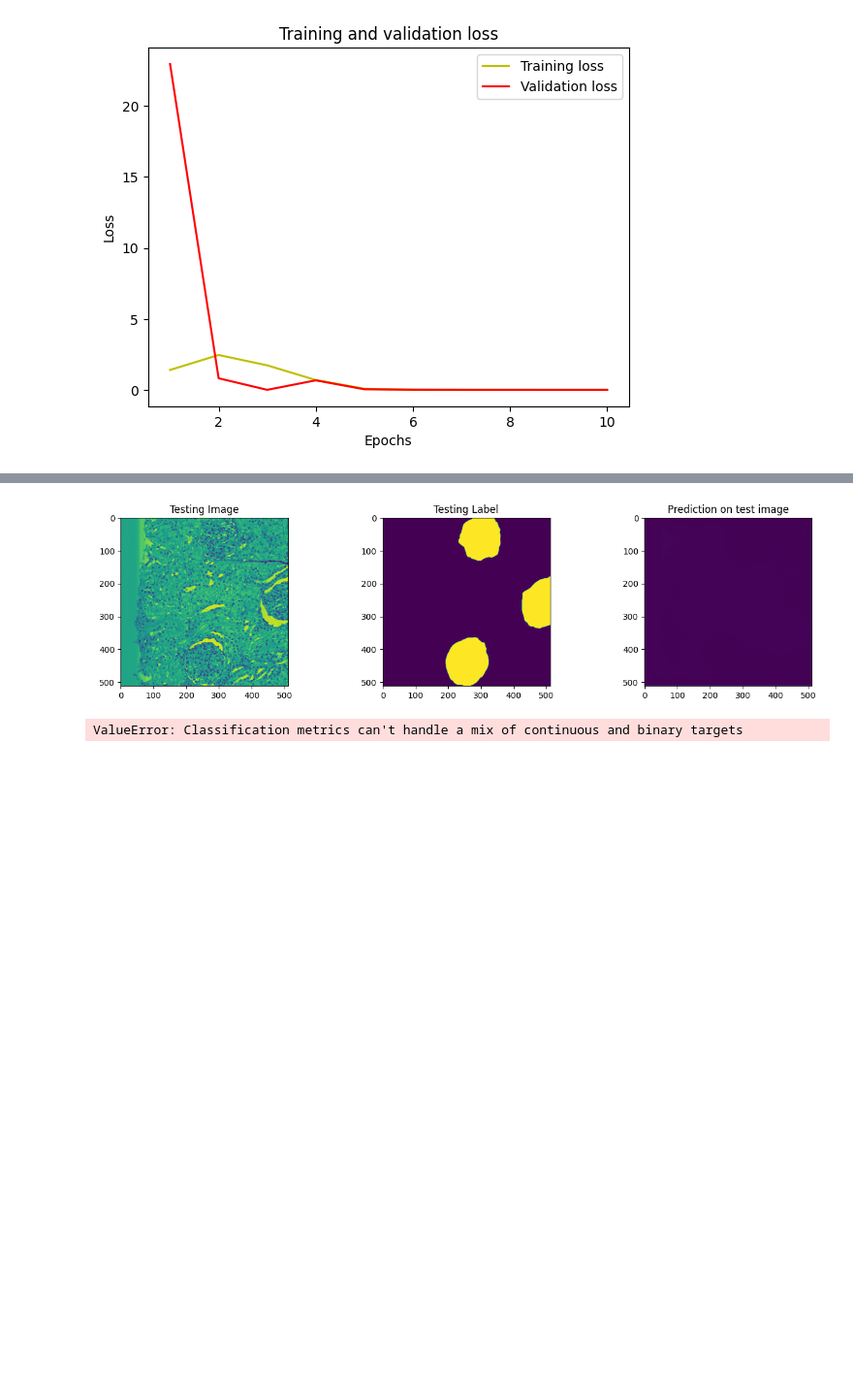
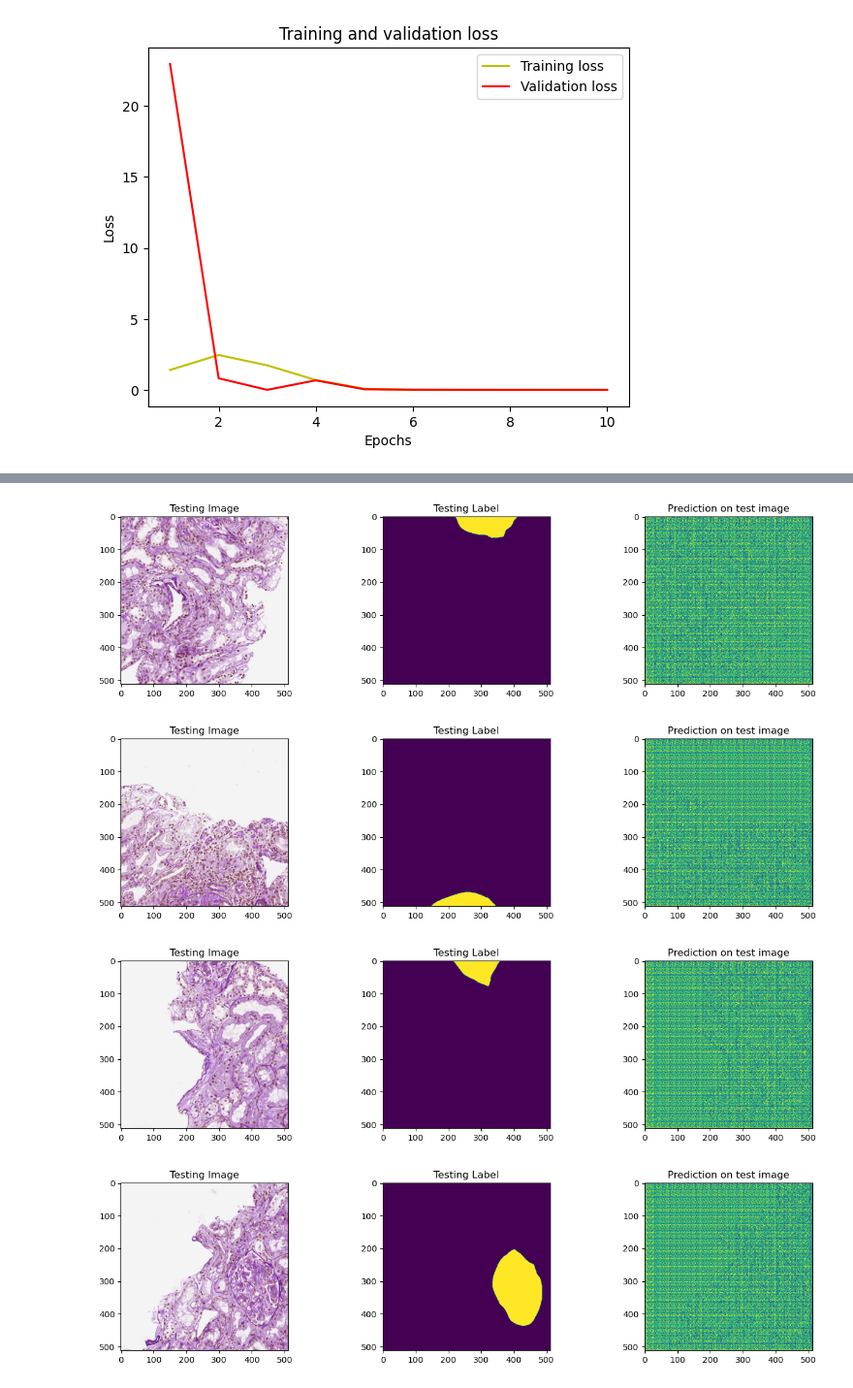
Before and after one commit to yashc1607/Glomeruli-Detection, a Jupyter notebook: modifiedUnetRGB.ipynb, the cells around one changed output, grey strips where cells are left out. Shown at 97% size. Cells and saved outputs as stored; diff of their text form; code cells hidden in the pictures; blank space fills up the shorter version.

Commit message:
prediction output code correction

```diff
--- a/modifiedUnetRGB.ipynb
+++ b/modifiedUnetRGB.ipynb
@@ -332,3 +339,3 @@ test_img_input=np.expand_dims(test_img_norm, 0)
 # %%
-prediction = (model.predict(test_img_input)[0,:,:,0])#.astype(np.uint8)
+prediction = model.predict(X_test)
 # %% [output]
@@ -336,38 +343,20 @@ prediction = (model.predict(test_img_input)[0,:,:,0])#.astype(np.uint8)
-# %%
-
-
-#test_img_other = cv2.imread('1bc.jpge',0)
-#test_img_other = cv2.imread('data/test_images/img8.tif', 0)
-#test_img_other_norm = np.expand_dims(normalize(np.array(test_img_other), axis=1),2)
-#test_img_other_norm=test_img_other_norm[:,:,0][:,:,None]
-#test_img_other_input=np.expand_dims(test_img_other_norm, 0)
-
-#prediction_other = (model.predict(test_img_other_input)[0,:,:,0] > 0.2).astype(np.uint8)
-
-plt.figure(figsize=(16, 8))
-plt.subplot(231)
-plt.title('Testing Image')
-plt.imshow(test_img[:,:,0])
-plt.subplot(232)
-plt.title('Testing Label')
-plt.imshow(ground_truth[:,:,0])
-plt.subplot(233)
-plt.title('Prediction on test image')
-plt.imshow(prediction)
-"""plt.subplot(234)
-plt.title('External Image')
-plt.imshow(test_img_other, cmap='gray')
-plt.subplot(235)
-plt.title('Prediction of external Image')
-plt.imshow(prediction_other, cmap='gray')"""
-plt.show()
-# %% [output]
-[figure, removed]
-# %%
-from sklearn.metrics import precision_recall_fscore_support
-precision, recall, f1, _ = precision_recall_fscore_support(ground_truth.flatten(), binary_predictions.flatten(), average='binary')
-# %% [output]
-ValueError: Classification metrics can't handle a mix of continuous and binary targets
+# %%
+for i in range(len(X_test)):
+    plt.figure(figsize=(16, 8))
+    plt.subplot(231)
+    plt.title('Testing Image')
+    plt.imshow(X_test[i])
+    plt.subplot(232)
+    plt.title('Testing Label')
+    plt.imshow(y_test[i])
+    plt.subplot(233)
+    plt.title('Prediction on test image')
+    plt.imshow(prediction[i])
+# %% [output]
+[figure, added]
+[figure, added]
+[figure, added]
+[figure, added]
 # %%
 threshold = 0
 binary_predictions = np.where(prediction >= threshold, 1, 0)
```
Also changed, not shown: parts of 13 cells of this notebook.
